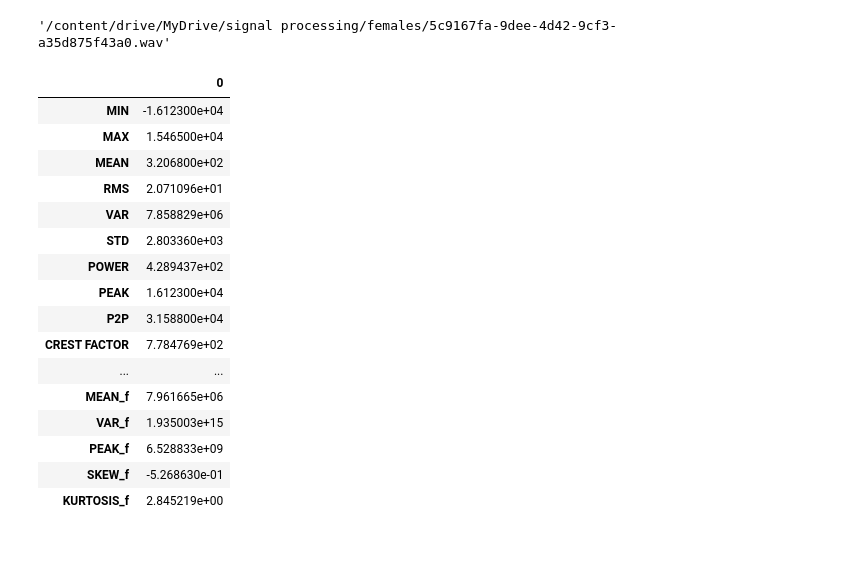
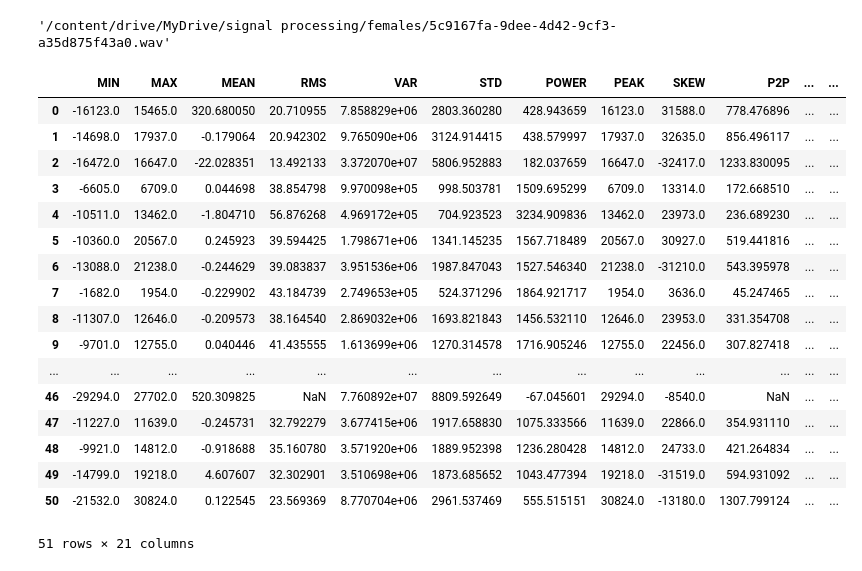
Before and after one commit to VascoBartolo/SP_project, a Jupyter notebook: niki_sp.ipynb, the cells around one changed output. Cells and saved outputs as stored; diff of their text form; code cells hidden in the pictures.

Commit message:
Feature table

```diff
--- a/niki_sp.ipynb
+++ b/niki_sp.ipynb
@@ -93,24 +96,27 @@ def features_extraction(X):
-# %%
-audio1 = faudios[0][1]
-features_extraction(audio1)
-# %% [output]
-|  | 0 |
-| MIN | -1.612300e+04 |
-| MAX | 1.546500e+04 |
-| MEAN | 3.206800e+02 |
-| RMS | 2.071096e+01 |
-| VAR | 7.858829e+06 |
-| STD | 2.803360e+03 |
-| POWER | 4.289437e+02 |
-| PEAK | 1.612300e+04 |
-| P2P | 3.158800e+04 |
-| CREST FACTOR | 7.784769e+02 |
-| ... | ... |
-| MEAN_f | 7.961665e+06 |
-| VAR_f | 1.935003e+15 |
-| PEAK_f | 6.528833e+09 |
-| SKEW_f | -5.268630e-01 |
-| KURTOSIS_f | 2.845219e+00 |
+# %%
+features = features_extraction(faudios)
+features_list = np.array(features)
+df_features = pd.DataFrame(columns = [FEATURES], data = features_list)
+df_features
+# %% [output]
+|  | MIN | MAX | MEAN | RMS | VAR | STD | POWER | PEAK | SKEW | P2P | ... | ... |
+| 0 | -16123.0 | 15465.0 | 320.680050 | 20.710955 | 7.858829e+06 | 2803.360280 | 428.943659 | 16123.0 | 31588.0 | 778.476896 | ... | ... |
+| 1 | -14698.0 | 17937.0 | -0.179064 | 20.942302 | 9.765090e+06 | 3124.914415 | 438.579997 | 17937.0 | 32635.0 | 856.496117 | ... | ... |
+| 2 | -16472.0 | 16647.0 | -22.028351 | 13.492133 | 3.372070e+07 | 5806.952883 | 182.037659 | 16647.0 | -32417.0 | 1233.830095 | ... | ... |
+| 3 | -6605.0 | 6709.0 | 0.044698 | 38.854798 | 9.970098e+05 | 998.503781 | 1509.695299 | 6709.0 | 13314.0 | 172.668510 | ... | ... |
+| 4 | -10511.0 | 13462.0 | -1.804710 | 56.876268 | 4.969172e+05 | 704.923523 | 3234.909836 | 13462.0 | 23973.0 | 236.689230 | ... | ... |
+| 5 | -10360.0 | 20567.0 | 0.245923 | 39.594425 | 1.798671e+06 | 1341.145235 | 1567.718489 | 20567.0 | 30927.0 | 519.441816 | ... | ... |
+| 6 | -13088.0 | 21238.0 | -0.244629 | 39.083837 | 3.951536e+06 | 1987.847043 | 1527.546340 | 21238.0 | -31210.0 | 543.395978 | ... | ... |
+| 7 | -1682.0 | 1954.0 | -0.229902 | 43.184739 | 2.749653e+05 | 524.371296 | 1864.921717 | 1954.0 | 3636.0 | 45.247465 | ... | ... |
+| 8 | -11307.0 | 12646.0 | -0.209573 | 38.164540 | 2.869032e+06 | 1693.821843 | 1456.532110 | 12646.0 | 23953.0 | 331.354708 | ... | ... |
+| 9 | -9701.0 | 12755.0 | 0.040446 | 41.435555 | 1.613699e+06 | 1270.314578 | 1716.905246 | 12755.0 | 22456.0 | 307.827418 | ... | ... |
+| ... | ... | ... | ... | ... | ... | ... | ... | ... | ... | ... | ... | ... |
+| 46 | -29294.0 | 27702.0 | 520.309825 | NaN | 7.760892e+07 | 8809.592649 | -67.045601 | 29294.0 | -8540.0 | NaN | ... | ... |
+| 47 | -11227.0 | 11639.0 | -0.245731 | 32.792279 | 3.677415e+06 | 1917.658830 | 1075.333566 | 11639.0 | 22866.0 | 354.931110 | ... | ... |
+| 48 | -9921.0 | 14812.0 | -0.918688 | 35.160780 | 3.571920e+06 | 1889.952398 | 1236.280428 | 14812.0 | 24733.0 | 421.264834 | ... | ... |
+| 49 | -14799.0 | 19218.0 | 4.607607 | 32.302901 | 3.510698e+06 | 1873.685652 | 1043.477394 | 19218.0 | -31519.0 | 594.931092 | ... | ... |
+| 50 | -21532.0 | 30824.0 | 0.122545 | 23.569369 | 8.770704e+06 | 2961.537469 | 555.515151 | 30824.0 | -13180.0 | 1307.799124 | ... | ... |
+51 rows × 21 columns
 # %%
 import librosa
 import matplotlib.pyplot as plt
```
Also changed, not shown: parts of 8 cells of this notebook.
